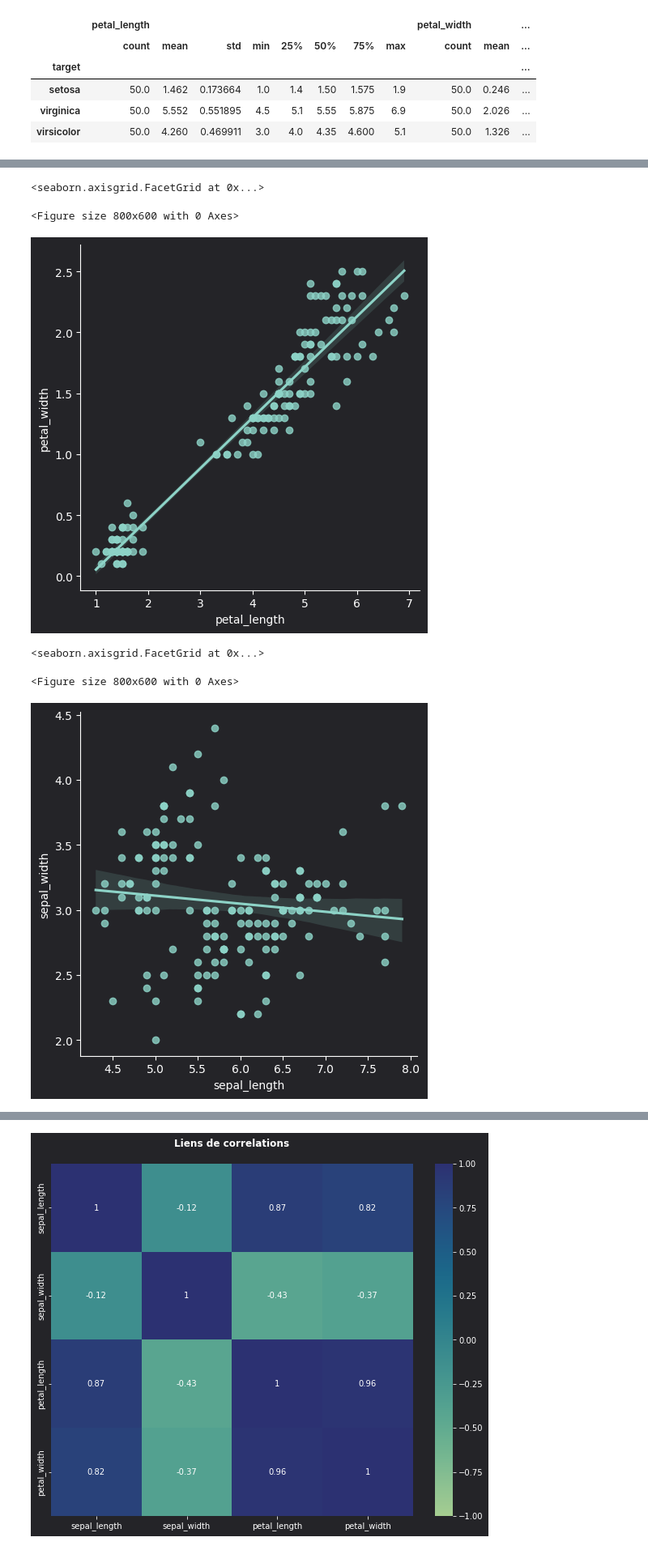
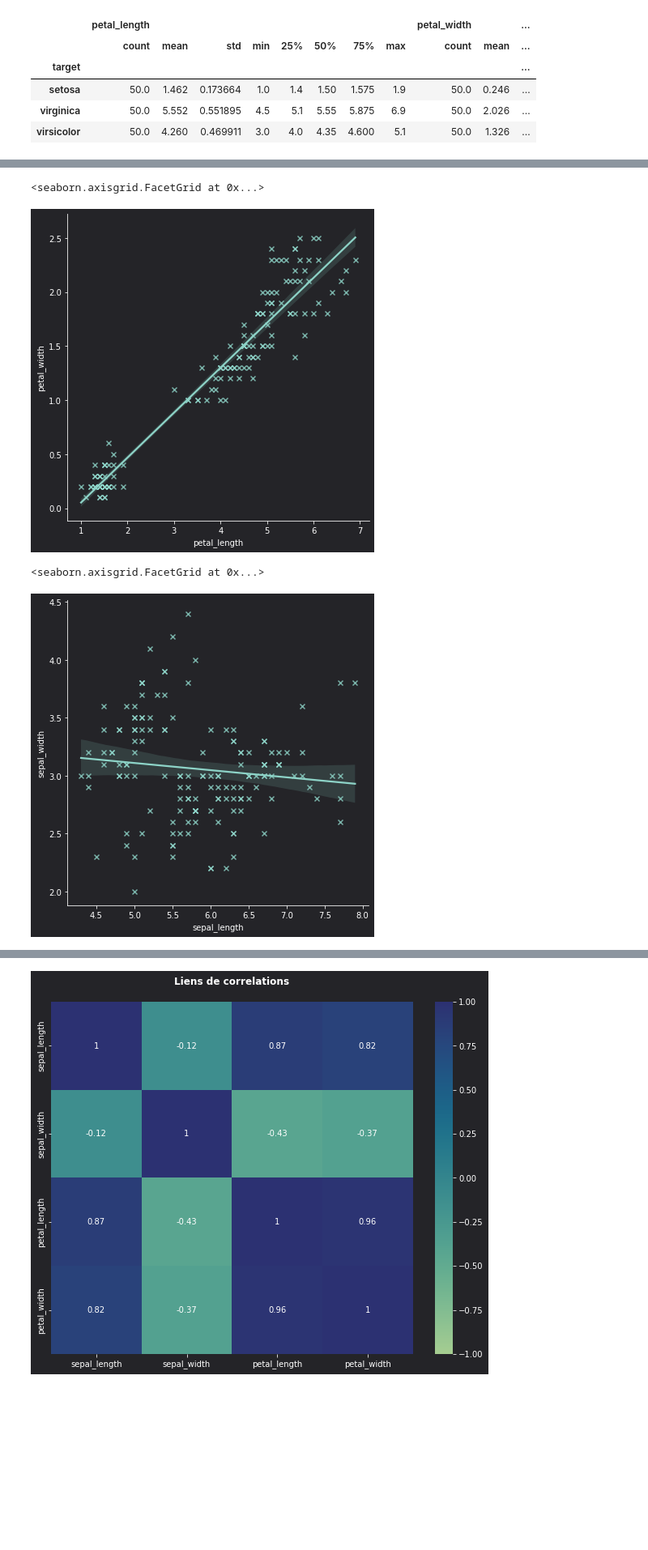
Before and after one commit to ElodieBayet/ai-developer, a Jupyter notebook: 02.python-librairies/04.eda/eda_iris.ipynb, the cells around one changed output, grey strips where cells are left out. Shown at 81% size. Drawn from its saved outputs; the diff is of its cells as text; code cells hidden in the pictures; blank space fills up the shorter version.

```diff
--- a/02.python-librairies/04.eda/eda_iris.ipynb
+++ b/02.python-librairies/04.eda/eda_iris.ipynb
@@ -366,17 +364,13 @@ sns.pairplot(data=iris_data, hue="target", height=4, palette=iris_c)
 [figure]
 # %%
-# (!) - Useful for classification
-plt.figure(figsize=(8, 6))
-sns.lmplot(data=iris_data, x="petal_length", y="petal_width")
+# (!) - Petal sizes are very linear
+sns.lmplot(data=iris_data, x="petal_length", y="petal_width", height=6, markers=['x'])
 # %% [output]
 <seaborn.axisgrid.FacetGrid at 0x...>
-<Figure size 800x600 with 0 Axes>
-[figure, old version]
+[figure, new version]
 # %%
-# (!) - Poor for classification
-plt.figure(figsize=(8, 6))
-sns.lmplot(data=iris_data, x="sepal_length", y="sepal_width")
+# (!) - Sepal sizes are more subjet to classification errors
+sns.lmplot(data=iris_data, x="sepal_length", y="sepal_width", height=6, markers=['x'])
 # %% [output]
 <seaborn.axisgrid.FacetGrid at 0x...>
-<Figure size 800x600 with 0 Axes>
-[figure, old version]
+[figure, new version]
```
Also changed, not shown: parts of 27 cells of this notebook, 1 other file.
